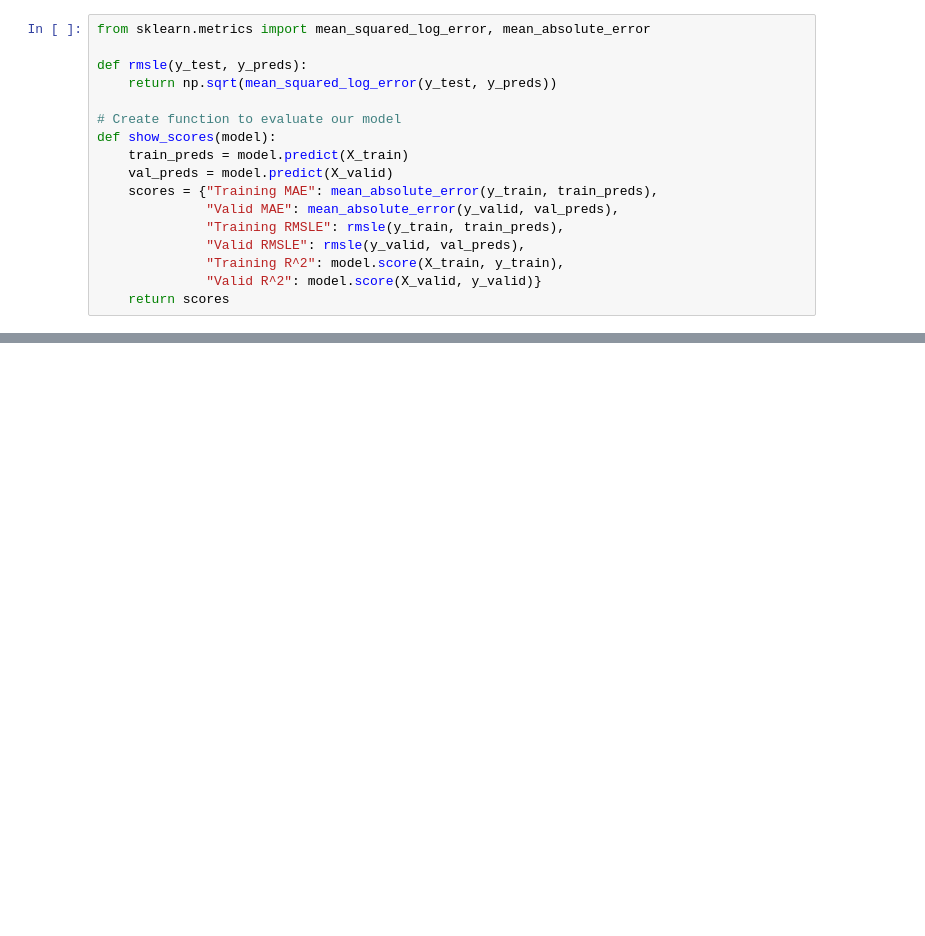
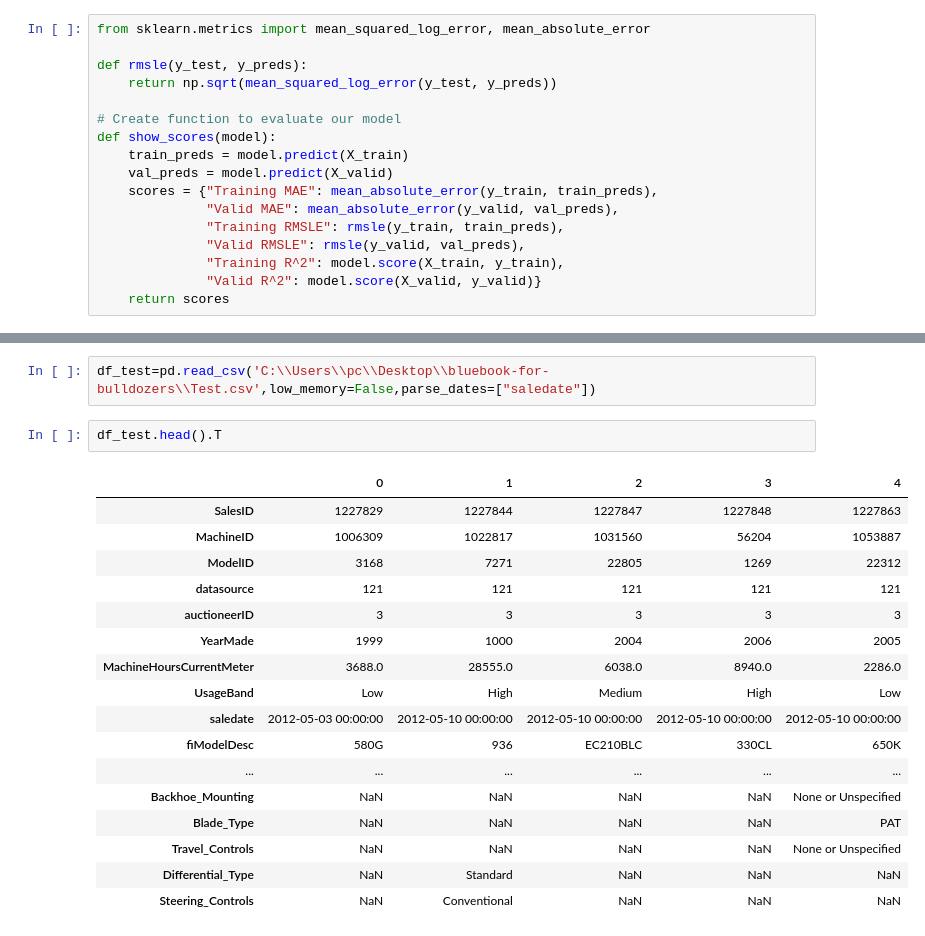
Before and after one commit to AchrafBOURASS/Complete-Machine-Learning-Data-Science-Bootcamp-, a Jupyter notebook: Test.ipynb, the cells around one changed output, grey strips where cells are left out. Saved outputs shown, nothing was run; the diff lists cells and outputs as text; blank space fills up the shorter version.

```diff
--- a/Test.ipynb
+++ b/Test.ipynb
@@ -503,0 +369,22 @@ show_scores(model)
+# %%
+df_test=pd.read_csv('C:\\Users\\pc\\Desktop\\bluebook-for-bulldozers\\Test.csv',low_memory=False,parse_dates=["saledate"])
+# %%
+df_test.head().T
+# %% [output]
+|  | 0 | 1 | 2 | 3 | 4 |
+| SalesID | 1227829 | 1227844 | 1227847 | 1227848 | 1227863 |
+| MachineID | 1006309 | 1022817 | 1031560 | 56204 | 1053887 |
+| ModelID | 3168 | 7271 | 22805 | 1269 | 22312 |
+| datasource | 121 | 121 | 121 | 121 | 121 |
+| auctioneerID | 3 | 3 | 3 | 3 | 3 |
+| YearMade | 1999 | 1000 | 2004 | 2006 | 2005 |
+| MachineHoursCurrentMeter | 3688.0 | 28555.0 | 6038.0 | 8940.0 | 2286.0 |
+| UsageBand | Low | High | Medium | High | Low |
+| saledate | 2012-05-03 00:00:00 | 2012-05-10 00:00:00 | 2012-05-10 00:00:00 | 2012-05-10 00:00:00 | 2012-05-10 00:00:00 |
+| fiModelDesc | 580G | 936 | EC210BLC | 330CL | 650K |
+| ... | ... | ... | ... | ... | ... |
+| Backhoe_Mounting | NaN | NaN | NaN | NaN | None or Unspecified |
+| Blade_Type | NaN | NaN | NaN | NaN | PAT |
+| Travel_Controls | NaN | NaN | NaN | NaN | None or Unspecified |
+| Differential_Type | NaN | Standard | NaN | NaN | NaN |
+| Steering_Controls | NaN | Conventional | NaN | NaN | NaN |
```
Also changed, not shown: parts of 48 cells of this notebook, 1 other file.
